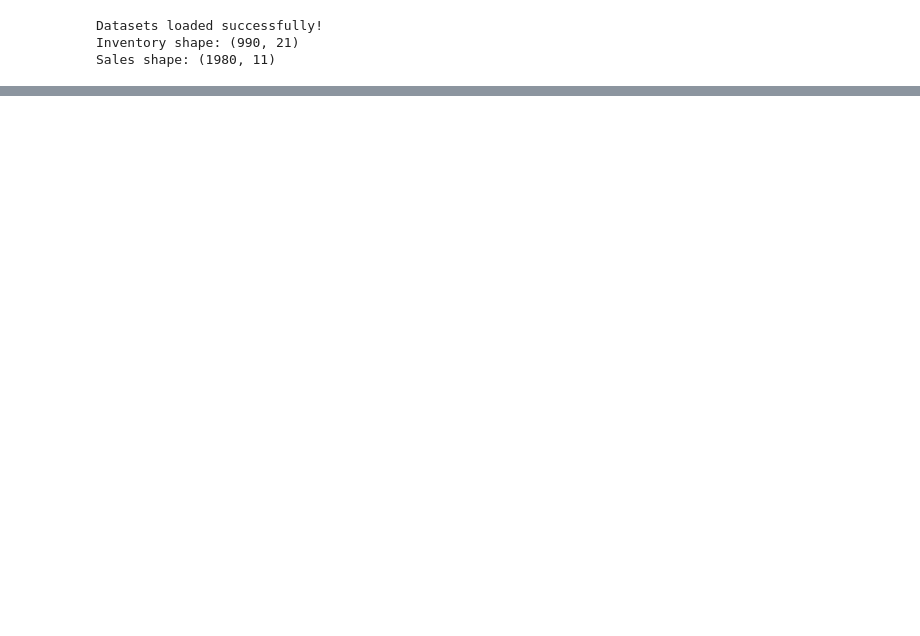
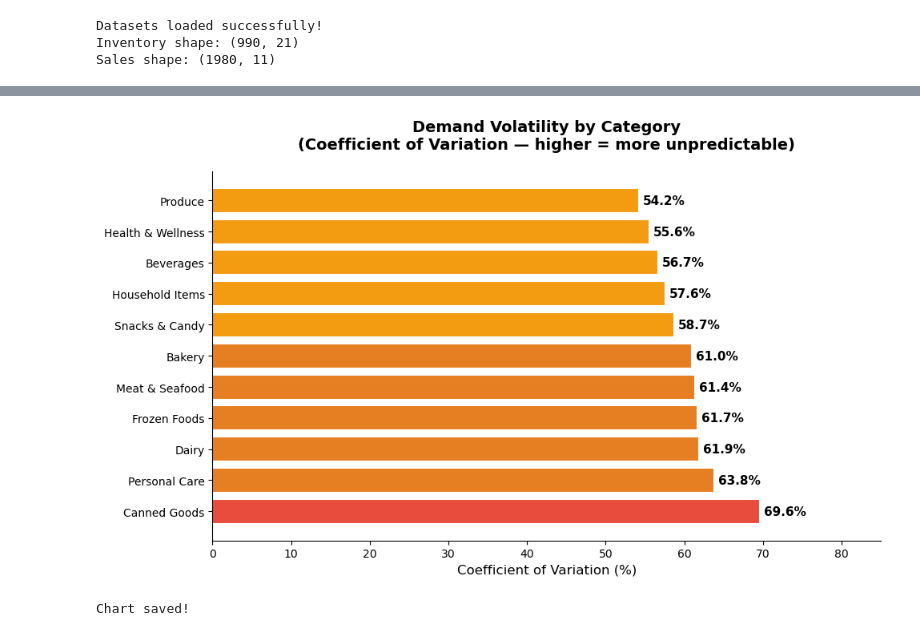
Before and after one commit to ericp-23/food-supply-chain-analysis, a Jupyter notebook: 03_exploratory_analysis.ipynb, the cells around one changed output, grey strips where cells are left out. Drawn from its saved outputs; the diff is of its cells as text; code cells hidden in the pictures; blank space fills up the shorter version.

```diff
--- a/03_exploratory_analysis.ipynb
+++ b/03_exploratory_analysis.ipynb
@@ -47,0 +243,35 @@ AttributeError: 'float' object has no attribute 'round'
+# %%
+# Q3 — Visualization: Demand Variability by Category
+
+fig, ax = plt.subplots(figsize=(10, 6))
+
+colors = ['#e74c3c' if cv >= 65 else '#e67e22' if cv >= 60 else '#f39c12'
+          for cv in demand_variability['cv_percent']]
+
+bars = ax.barh(demand_variability['category'],
+               demand_variability['cv_percent'],
+               color=colors,
+               edgecolor='white',
+               linewidth=1.5)
+
+for bar, val in zip(bars, demand_variability['cv_percent']):
+    ax.text(bar.get_width() + 0.5,
+            bar.get_y() + bar.get_height()/2,
+            f'{val}%',
+            va='center', fontsize=11, fontweight='bold')
+
+ax.set_title('Demand Volatility by Category\n(Coefficient of Variation — higher = more unpredictable)',
+             fontsize=14, fontweight='bold', pad=20)
+ax.set_xlabel('Coefficient of Variation (%)', fontsize=12)
+ax.set_xlim(0, 85)
+ax.spines['top'].set_visible(False)
+ax.spines['right'].set_visible(False)
+
+plt.tight_layout()
+plt.savefig('outputs/charts/Q3_demand_variability.png', dpi=150, bbox_inches='tight')
+plt.show()
+
+print("Chart saved!")
+# %% [output]
+[figure, added]
+Chart saved!
```
Also changed, not shown: parts of 7 cells of this notebook, 5 other files.
